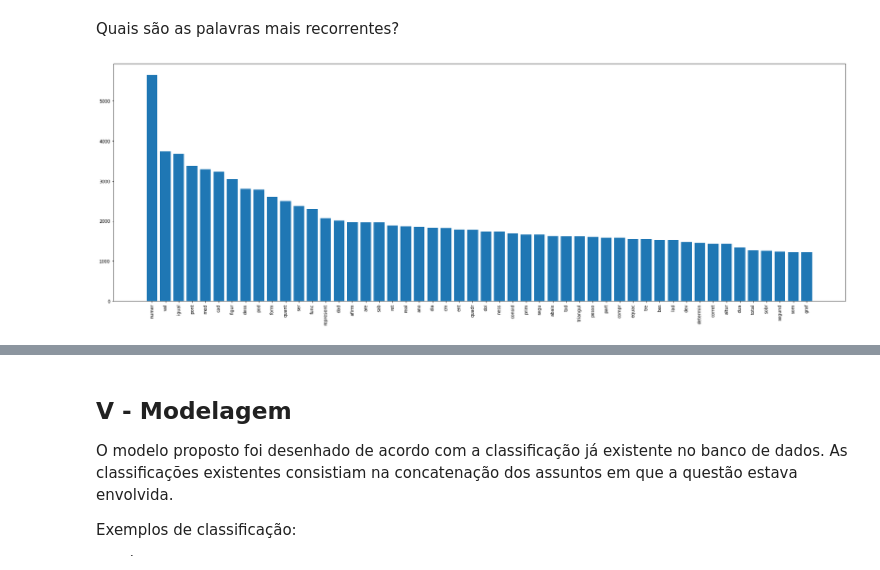
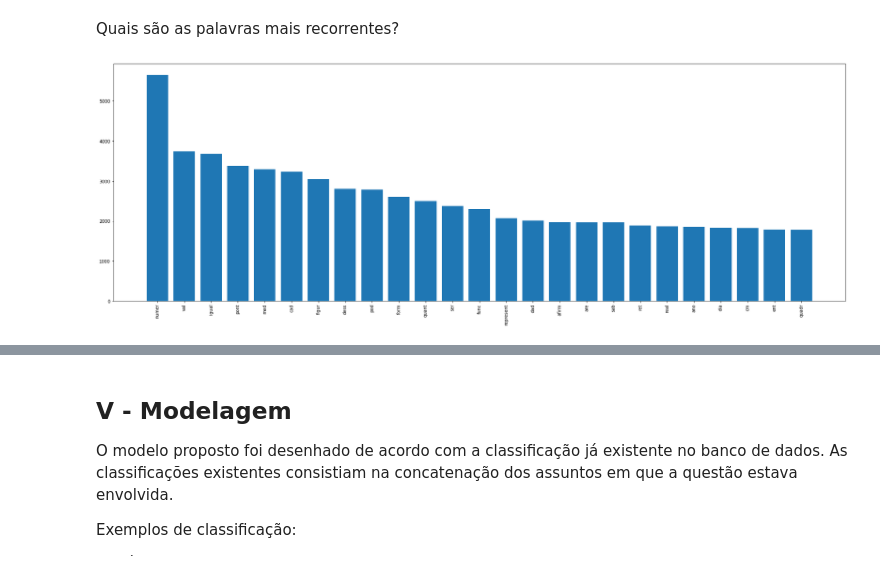
Before and after one commit to msfreit/exam_question_classification, a Jupyter notebook: exam_question_classification.ipynb, the cells around one changed output, grey strips where cells are left out. Cells and saved outputs as stored; diff of their text form; code cells hidden in the pictures.

```diff
--- a/exam_question_classification.ipynb
+++ b/exam_question_classification.ipynb
@@ -365,9 +365,9 @@ Quais são as classificações mais recorrentes?
 Quais são as palavras mais recorrentes?
 # %%
 
-plot_dict(wordfreq, number_of_elements=50, output_file_name="fig_word_count.png")
+plot_dict(wordfreq, number_of_elements=25, output_file_name="fig_word_count.png")
 # %% [output]
-[figure, old version]
+[figure, new version]
 # %%
 #wordcloud
 #!pip install wordcloud
```
Also changed, not shown: parts of 9 cells of this notebook, 2 other files.
